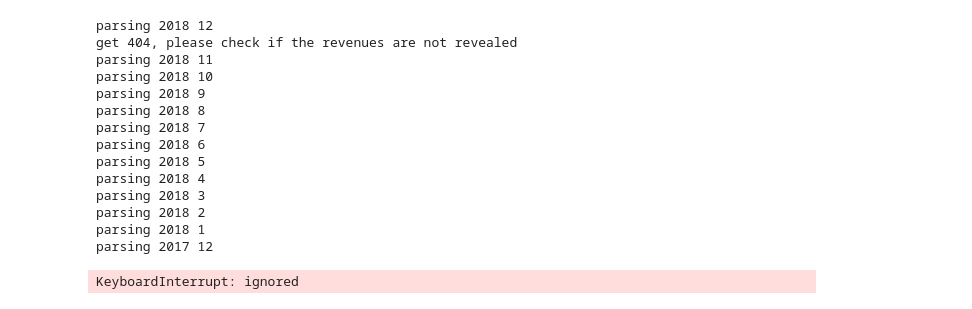
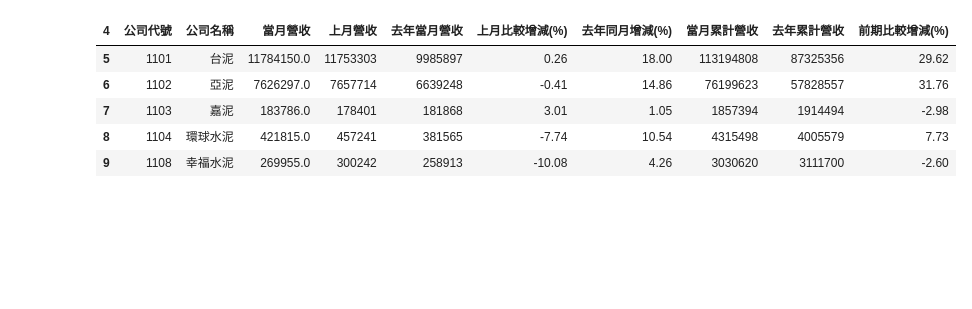
Before and after one commit to cwcheng0/LionTravel, a Jupyter notebook: TaiwanTourismMonthly.ipynb, the cells around one changed output. Cells and saved outputs as stored; diff of their text form; code cells hidden in the pictures; blank space fills up the shorter version.

```diff
--- a/TaiwanTourismMonthly.ipynb
+++ b/TaiwanTourismMonthly.ipynb
@@ -1,48 +1,2 @@
 # %% [markdown]
 <a href="https://colab.research.google.com/github/cwcheng0/LionTravel/blob/master/TaiwanTourismMonthly.ipynb" target="_parent"><img src="https://colab.research.google.com/assets/colab-badge.svg" alt="Open In Colab"/></a>
-# %%
-# Read Monthly revenues for Taiwan Tourism Public Companies
-# Import libraries
-import datetime
-import pandas as pd
-import time
-
-data = {}
-n_days = 12
-now = datetime.datetime.now()
-
-year = now.year
-month = now.month
-
-while len(data) < n_days:
-
-    print('parsing', year, month)
-
-    # Use crawPrice to get data
-    try:
-        data['%d-%d-01'%(year, month)] = monthly_report(year, month)
-    except Exception as e:
-        print('get 404, please check if the revenues are not revealed')
-
-    # minus 1 for each month
-    month -= 1
-    if month == 0:
-        month = 12
-
-    time.sleep(10)
-# %% [output]
-parsing 2018 12
-get 404, please check if the revenues are not revealed
-parsing 2018 11
-parsing 2018 10
-parsing 2018 9
-parsing 2018 8
-parsing 2018 7
-parsing 2018 6
-parsing 2018 5
-parsing 2018 4
-parsing 2018 3
-parsing 2018 2
-parsing 2018 1
-parsing 2017 12
-KeyboardInterrupt: ignored
@@ -48,0 +47,16 @@ KeyboardInterrupt: ignored
+# %%
+# Define some data; get 2018 November data
+now = datetime.datetime.now()
+year = now.year - 1911
+month = now.month - 1
+
+# Get current data
+data = monthly_report(year, month)
+data.head()
+# %% [output]
+| 4 | 公司代號 | 公司名稱 | 當月營收 | 上月營收 | 去年當月營收 | 上月比較增減(%) | 去年同月增減(%) | 當月累計營收 | 去年累計營收 | 前期比較增減(%) |
+| 5 | 1101 | 台泥 | 11784150.0 | 11753303 | 9985897 | 0.26 | 18.00 | 113194808 | 87325356 | 29.62 |
+| 6 | 1102 | 亞泥 | 7626297.0 | 7657714 | 6639248 | -0.41 | 14.86 | 76199623 | 57828557 | 31.76 |
+| 7 | 1103 | 嘉泥 | 183786.0 | 178401 | 181868 | 3.01 | 1.05 | 1857394 | 1914494 | -2.98 |
+| 8 | 1104 | 環球水泥 | 421815.0 | 457241 | 381565 | -7.74 | 10.54 | 4315498 | 4005579 | 7.73 |
+| 9 | 1108 | 幸福水泥 | 269955.0 | 300242 | 258913 | -10.08 | 4.26 | 3030620 | 3111700 | -2.60 |
```
Also changed, not shown: parts of 12 cells of this notebook.
